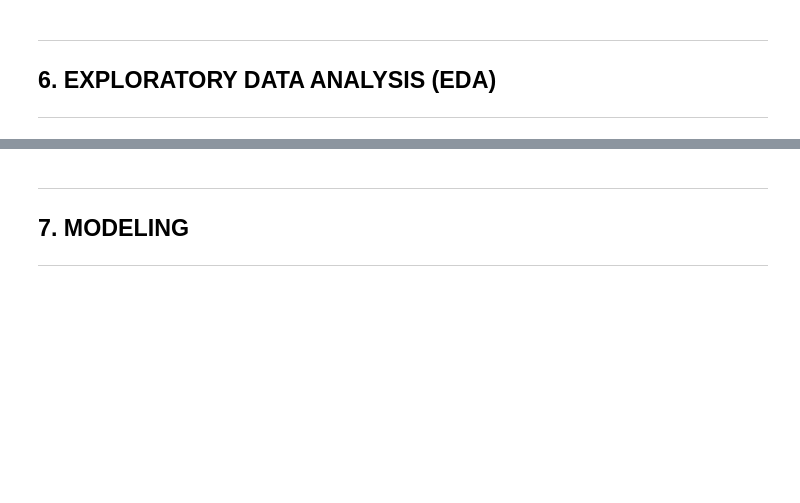
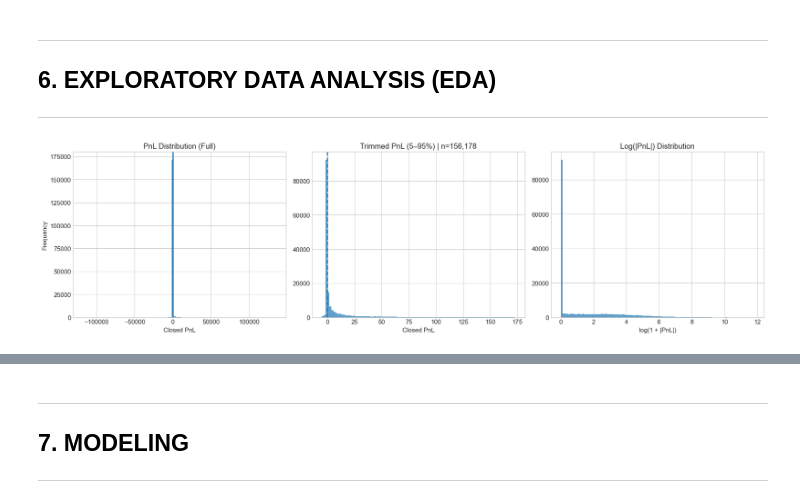
Before and after one commit to sandipanarnab/bitcoin_trading_data_sentiment_analysis, a Jupyter notebook: notebook/bitcoin_sentiment_trader_analysis.ipynb, the cells around one changed output, grey strips where cells are left out. Cells and saved outputs as stored; diff of their text form; code cells hidden in the pictures; blank space fills up the shorter version.

Commit message:
data cleaning and EDA

```diff
--- a/notebook/bitcoin_sentiment_trader_analysis.ipynb
+++ b/notebook/bitcoin_sentiment_trader_analysis.ipynb
@@ -44,3 +46,6 @@ pd.set_option('display.float_format', lambda x: f'{x:.4f}')
 # Random seed for reproducibility
 RANDOM_STATE = 42
 np.random.seed(RANDOM_STATE)
+# %%
+root = os.path.dirname(os.getcwd())
+print(root)
@@ -50,8 +57,8 @@ np.random.seed(RANDOM_STATE)
 ---
 # %%
 # Load datasets
-fear_greed_df = pd.read_csv('/workspace/user_input_files/fear_greed_index.csv')
-trader_df = pd.read_csv('/workspace/user_input_files/historical_data_sample.csv')
+fear_greed_df = pd.read_csv(os.path.join(root, "data", "original", "fear_greed_index.csv"))
+trader_df = pd.read_csv(os.path.join(root, "data", "original", "historical_data.csv"))
 
 print("=" * 60)
 print("FEAR & GREED INDEX DATASET")
@@ -136,10 +283,10 @@ print("Unique Direction values:", trader_df['Direction'].unique())
 
 # Sentiment classification - create binary encoding
 sentiment_order = ['Extreme Fear', 'Fear', 'Neutral', 'Greed', 'Extreme Greed']
-sentiment_binary = {'Extreme Fear': 0, 'Fear': 0, 'Neutral': 1, 'Greed': 1, 'Extreme Greed': 1}
+sentiment_binary = {'Extreme Fear': 0, 'Fear': 0, 'Neutral': np.nan, 'Greed': 1, 'Extreme Greed': 1}
 fear_greed_df['sentiment_binary'] = fear_greed_df['classification'].map(sentiment_binary)
 
 print("\nSentiment encoding:")
 print("  Fear (0): Extreme Fear, Fear")
-print("  Greed (1): Neutral, Greed, Extreme Greed")
+print("  Greed (1): Greed, Extreme Greed")
 print(f"\nBinary sentiment distribution:\n{fear_greed_df['sentiment_binary'].value_counts()}")
@@ -195,0 +405,6 @@ print(f"  Overlapping dates: {len(overlap)}")
+# %%
+initial_count = len(merged_df)
+
+merged_df = merged_df.dropna(subset=['sentiment_binary'])
+
+print(f"Dropped {initial_count - len(merged_df)} Neutral sentiment rows")
@@ -315,38 +617,50 @@ display(merged_df[['profit_flag', 'trade_size', 'is_buy', 'leverage_ratio',
 ## 6. EXPLORATORY DATA ANALYSIS (EDA)
 ---
 # %%
-# A. PnL DISTRIBUTION ANALYSIS
+# PnL DISTRIBUTION ANALYSIS
 
-fig, axes = plt.subplots(1, 2, figsize=(14, 5))
+fig, axes = plt.subplots(1, 3, figsize=(18, 5))
 
-# Full distribution
-axes[0].hist(merged_df['Closed PnL'], bins=50, edgecolor='black', alpha=0.7, color='steelblue')
-axes[0].axvline(x=0, color='red', linestyle='--', linewidth=2, label='Break-even')
-axes[0].axvline(x=merged_df['Closed PnL'].median(), color='green', linestyle='-', linewidth=2, label=f'Median: ${merged_df["Closed PnL"].median():.2f}')
-axes[0].set_xlabel('Closed PnL ($)')
+# --- 1. Full distribution ---
+axes[0].hist(merged_df['Closed PnL'], bins=100, alpha=0.7)
+axes[0].axvline(0, linestyle='--', linewidth=2)
+axes[0].axvline(merged_df['Closed PnL'].median(), linewidth=2)
+
+axes[0].set_title('PnL Distribution (Full)')
+axes[0].set_xlabel('Closed PnL')
 axes[0].set_ylabel('Frequency')
-axes[0].set_title('Distribution of Trade PnL')
-axes[0].legend()
 
-# Zoomed view (95th percentile)
-pnl_95 = merged_df['Closed PnL'].quantile(0.95)
-pnl_5 = merged_df['Closed PnL'].quantile(0.05)
-zoomed_df = merged_df[(merged_df['Closed PnL'] >= pnl_5) & (merged_df['Closed PnL'] <= pnl_95)]
+# --- 2. Trimmed distribution (5–95%) ---
+p5 = merged_df['Closed PnL'].quantile(0.05)
+p95 = merged_df['Closed PnL'].quantile(0.95)
 
-axes[1].hist(zoomed_df['Closed PnL'], bins=50, edgecolor='black', alpha=0.7, color='steelblue')
-axes[1].axvline(x=0, color='red', linestyle='--', linewidth=2, label='Break-even')
-axes[1].set_xlabel('Closed PnL ($)')
-axes[1].set_ylabel('Frequency')
-axes[1].set_title(f'PnL Distribution (5th-95th percentile, n={len(zoomed_df):,})')
-axes[1].legend()
+zoomed = merged_df[(merged_df['Closed PnL'] >= p5) & (merged_df['Closed PnL'] <= p95)]
+
+axes[1].hist(zoomed['Closed PnL'], bins=100, alpha=0.7)
+axes[1].axvline(0, linestyle='--', linewidth=2)
+
+axes[1].set_title(f'Trimmed PnL (5–95%) | n={len(zoomed):,}')
+axes[1].set_xlabel('Closed PnL')
+
+# --- 3. Log-scale (absolute PnL) ---
+axes[2].hist(np.log1p(merged_df['Closed PnL'].abs()), bins=100, alpha=0.7)
+axes[2].set_title('Log(|PnL|) Distribution')
+axes[2].set_xlabel('log(1 + |PnL|)')
 
 plt.tight_layout()
-plt.savefig('/workspace/charts/pnl_distribution.png', dpi=150, bbox_inches='tight')
 plt.show()
 
+# STATISTICS
+
 print("\nPnL Distribution Statistics:")
-print(f"  Mean: ${merged_df['Closed PnL'].mean():.4f}")
-print(f"  Median: ${merged_df['Closed PnL'].median():.4f}")
-print(f"  Std Dev: ${merged_df['Closed PnL'].std():.4f}")
-print(f"  Skewness: {merged_df['Closed PnL'].skew():.4f}")
+print(f"  Mean: ${merged_df['Closed PnL'].mean():.2f}")
+print(f"  Median: ${merged_df['Closed PnL'].median():.2f}")
+print(f"  Std Dev: ${merged_df['Closed PnL'].std():.2f}")
+print(f"  Skewness: {merged_df['Closed PnL'].skew():.2f}")
 print(f"  Win Rate: {merged_df['profit_flag'].mean()*100:.2f}%")
+
+# Additional useful stats
+print(f"  5th percentile: ${p5:.2f}")
+print(f"  95th percentile: ${p95:.2f}")
+# %% [output]
+[figure, added]
```
Also changed, not shown: parts of 32 cells of this notebook, 2 other files.
